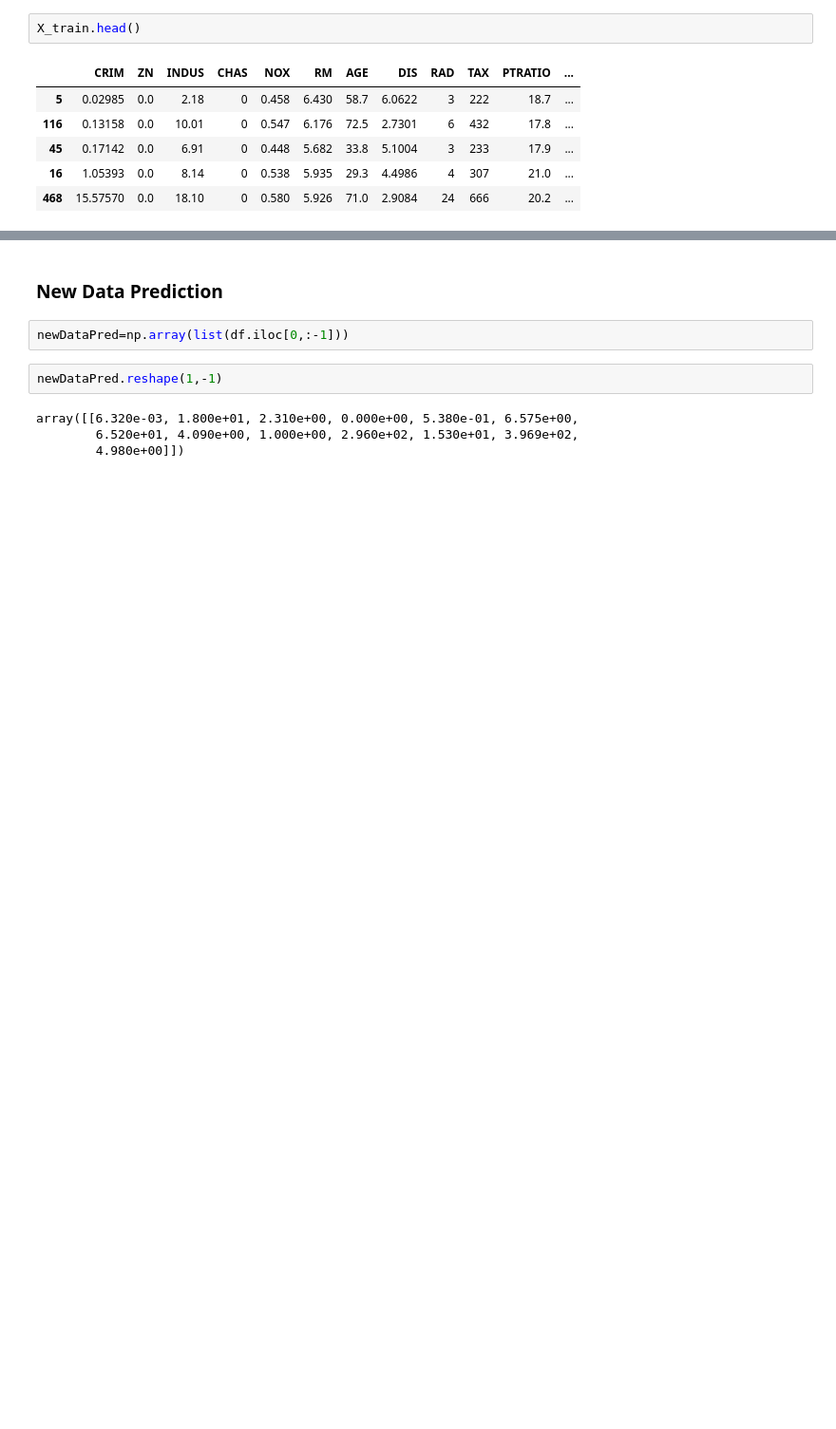
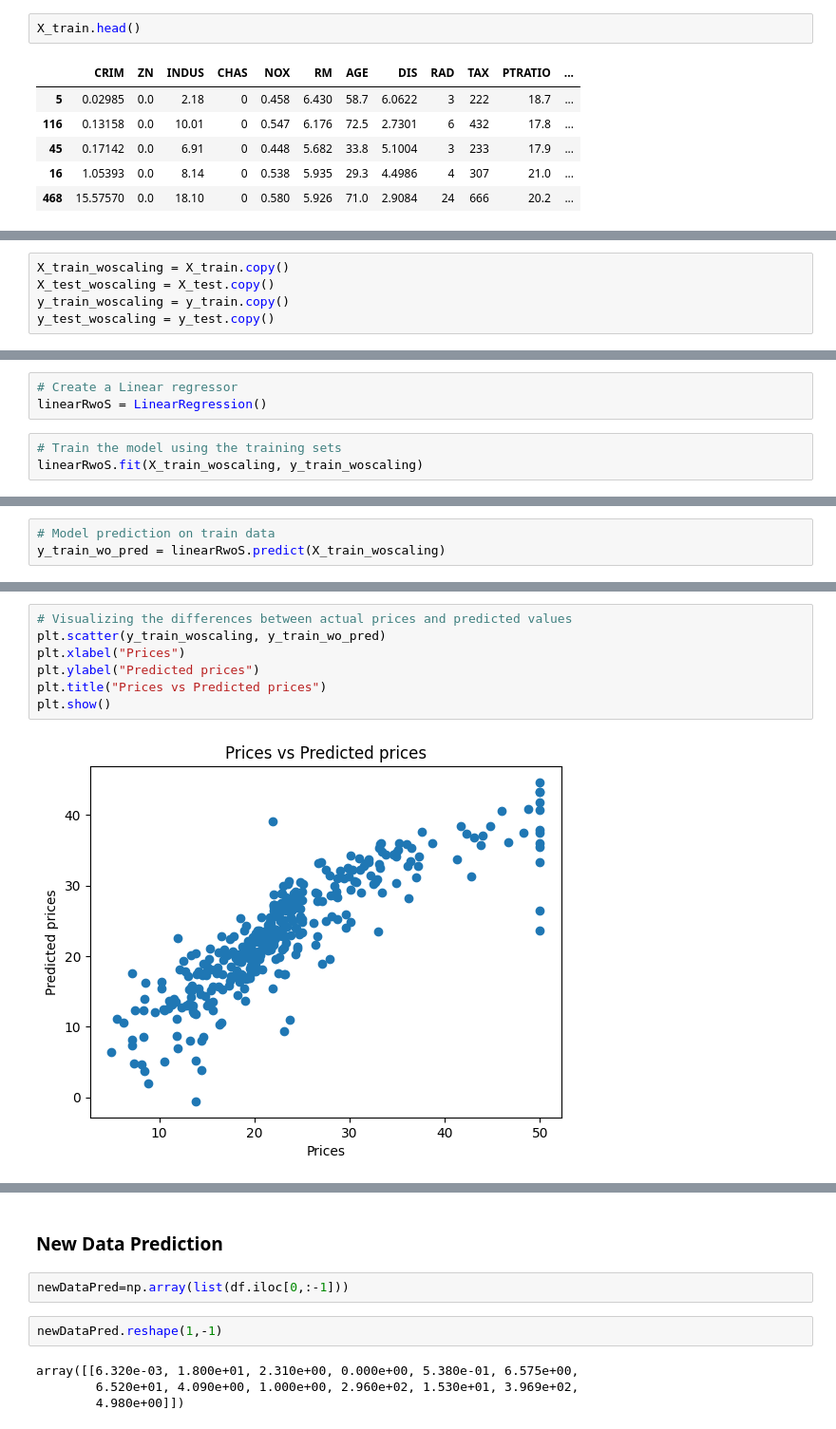
Before and after one commit to SaurabhGirpunje/Boston_House_Pricing_ML, a Jupyter notebook: Boston_House_Pricing_Prediction.ipynb, the cells around one changed output, grey strips where cells are left out. Shown at 95% size. Drawn from its saved outputs; the diff is of its cells as text; blank space fills up the shorter version.

```diff
--- a/Boston_House_Pricing_Prediction.ipynb
+++ b/Boston_House_Pricing_Prediction.ipynb
@@ -189,3 +250,8 @@ print(y_test.shape)
 (152, 13)
 (354,)
 (152,)
+# %%
+X_train_woscaling = X_train.copy()
+X_test_woscaling = X_test.copy()
+y_train_woscaling = y_train.copy()
+y_test_woscaling = y_test.copy()
@@ -191,0 +260,6 @@ print(y_test.shape)
+# %%
+# Create a Linear regressor
+linearRwoS = LinearRegression()
+# %%
+# Train the model using the training sets
+linearRwoS.fit(X_train_woscaling, y_train_woscaling)
@@ -191,0 +295,3 @@ print(y_test.shape)
+# %%
+# Model prediction on train data
+y_train_wo_pred = linearRwoS.predict(X_train_woscaling)
@@ -191,0 +346,9 @@ print(y_test.shape)
+# %%
+# Visualizing the differences between actual prices and predicted values
+plt.scatter(y_train_woscaling, y_train_wo_pred)
+plt.xlabel("Prices")
+plt.ylabel("Predicted prices")
+plt.title("Prices vs Predicted prices")
+plt.show()
+# %% [output]
+[figure, added]
```
Also changed, not shown: parts of 83 cells of this notebook, 8 other files.
